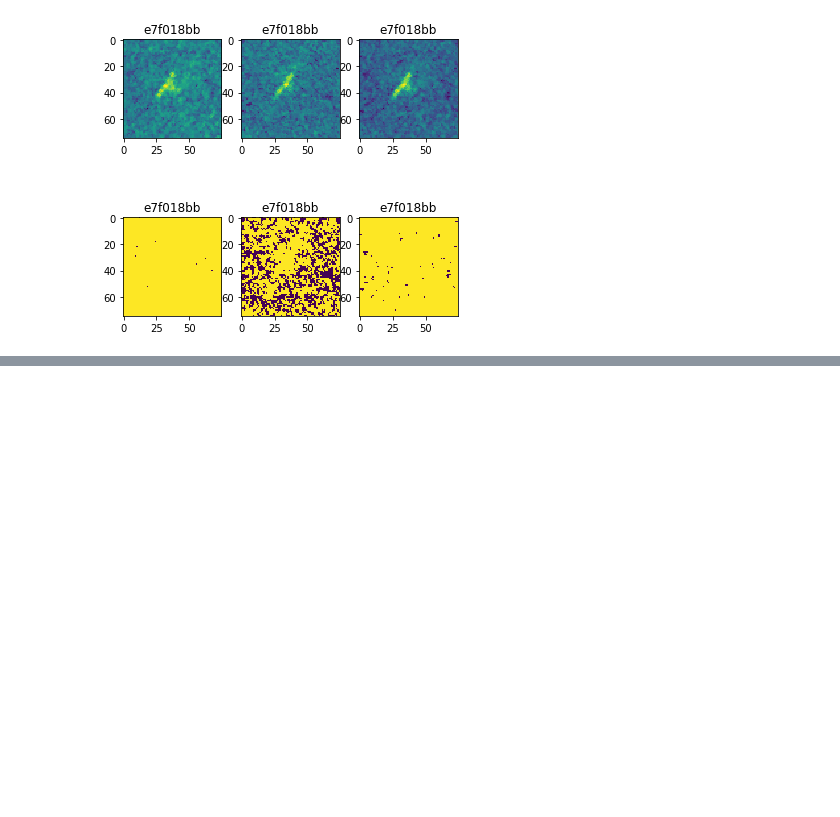
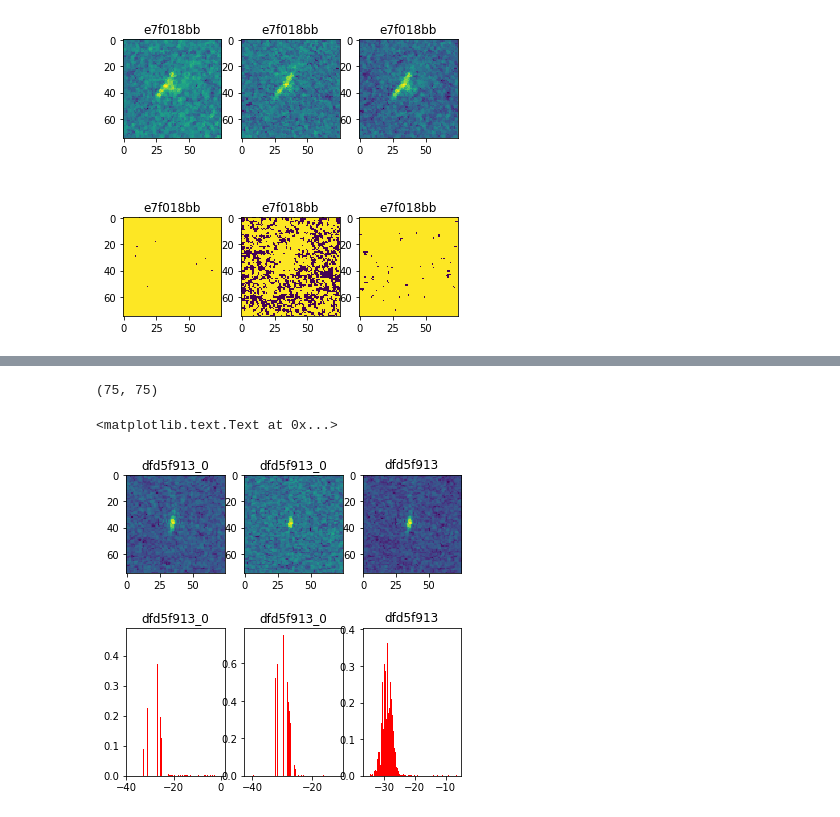
Before and after one commit to StudyExchange/Kaggle, a Jupyter notebook: Statoil_C_CORE_Iceberg_Classifier_Challenge/Image_Proccess.ipynb, the cells around one changed output, grey strips where cells are left out. Saved outputs shown, nothing was run; the diff lists cells and outputs as text; code cells hidden in the pictures; blank space fills up the shorter version.

```diff
--- a/Statoil_C_CORE_Iceberg_Classifier_Challenge/Image_Proccess.ipynb
+++ b/Statoil_C_CORE_Iceberg_Classifier_Challenge/Image_Proccess.ipynb
@@ -469,0 +389,22 @@ print('Done!')
+# %%
+# Preview images
+index = 0
+print(band1_data[0].shape)
+fig, ax = plt.subplots(2, 3, figsize=(6,6))
+ax[0, 0].imshow(band1_data[index].reshape(75, 75))
+ax[0, 0].set_title(id_data[index] + '_' + str(y_data[index]))
+ax[0, 1].imshow(band2_data[index].reshape(75, 75))
+ax[0, 1].set_title(id_data[index] + '_' + str(y_data[index]))
+ax[0, 2].imshow(band_avg_data[index].reshape(75, 75))
+ax[0, 2].set_title(id_data[index])
+
+ax[1, 0].hist(band1_data[index].reshape(75*75), bins=256, normed=1,edgecolor='None',facecolor='red')
+ax[1, 0].set_title(id_data[index] + '_' + str(y_data[index]))
+ax[1, 1].hist(band2_data[index].reshape(75*75), bins=256, normed=1,edgecolor='None',facecolor='red')
+ax[1, 1].set_title(id_data[index] + '_' + str(y_data[index]))
+ax[1, 2].hist(band_avg_data[index].reshape(75*75), bins=256, normed=1,edgecolor='None',facecolor='red')
+ax[1, 2].set_title(id_data[index])
+# %% [output]
+(75, 75)
+<matplotlib.text.Text at 0x...>
+[figure, added]
```
Also changed, not shown: parts of 40 cells of this notebook, 14 other files.
